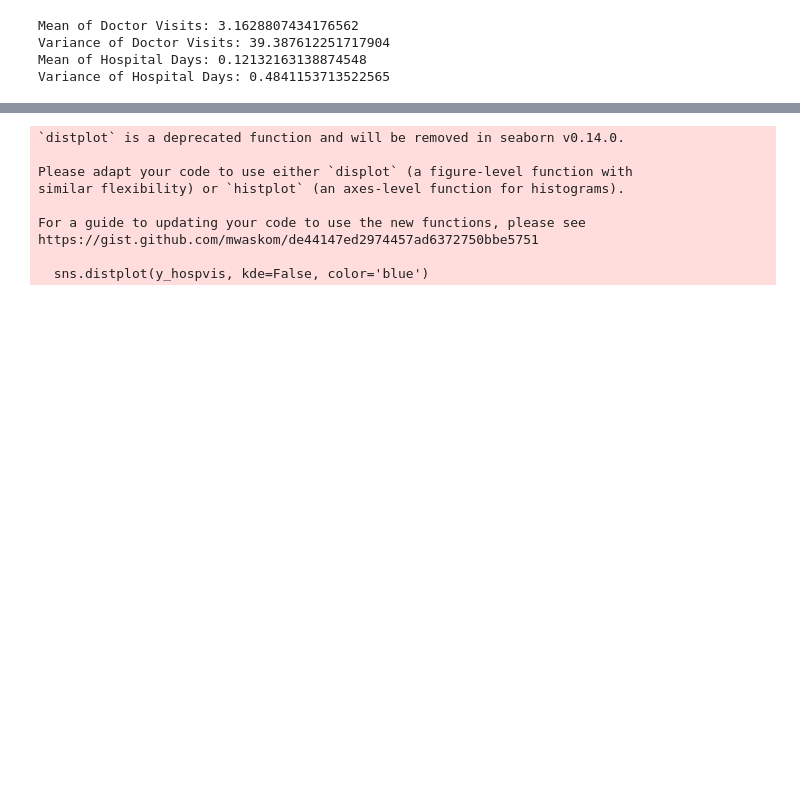
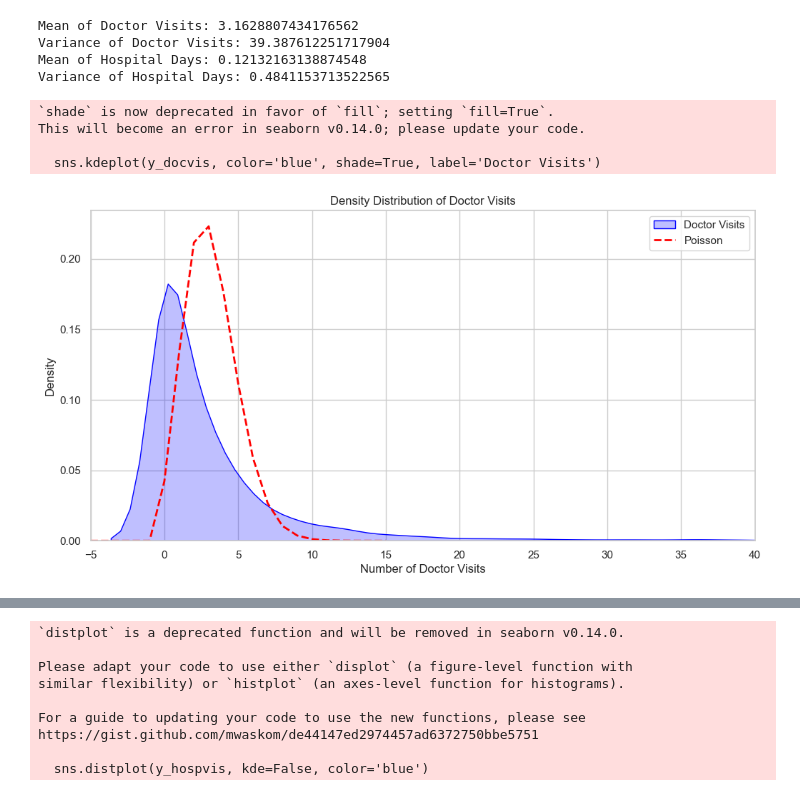
Before and after one commit to alliajagbe/german, a Jupyter notebook: german.ipynb, the cells around one changed output, grey strips where cells are left out. Saved outputs shown, nothing was run; the diff lists cells and outputs as text; code cells hidden in the pictures; blank space fills up the shorter version.

```diff
--- a/german.ipynb
+++ b/german.ipynb
@@ -311,0 +317,21 @@ Variance of Hospital Days: 0.4841153713522565
+# %%
+plt.figure(figsize=(12, 6))
+sns.kdeplot(y_docvis, color='blue', shade=True, label='Doctor Visits')
+
+# fitting a poisson distribution
+poisson_dist = poisson(y_docvis.mean())
+poisson_values = [poisson_dist.pmf(i) for i in range(-5, 16)]
+plt.plot(range(-5, 16), poisson_values, color='red', linestyle='dashed', linewidth=2, label='Poisson')
+
+plt.title('Density Distribution of Doctor Visits')
+plt.xlabel('Number of Doctor Visits')
+plt.xlim(-5, 40)
+plt.ylabel('Density')
+plt.legend()
+plt.show()
+# %% [output]
+`shade` is now deprecated in favor of `fill`; setting `fill=True`.
+This will become an error in seaborn v0.14.0; please update your code.
+
+  sns.kdeplot(y_docvis, color='blue', shade=True, label='Doctor Visits')
+[figure, added]
```
Also changed, not shown: parts of 31 cells of this notebook, 1 other file.
